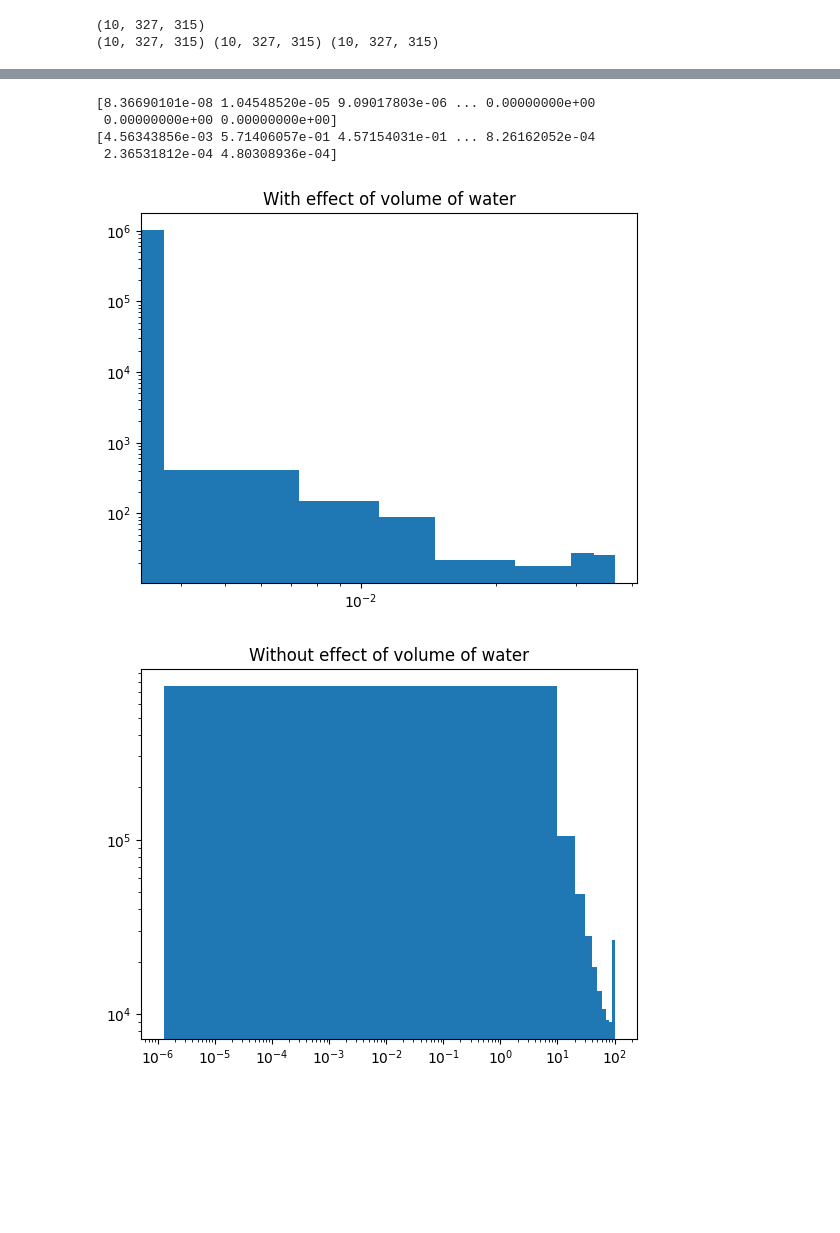
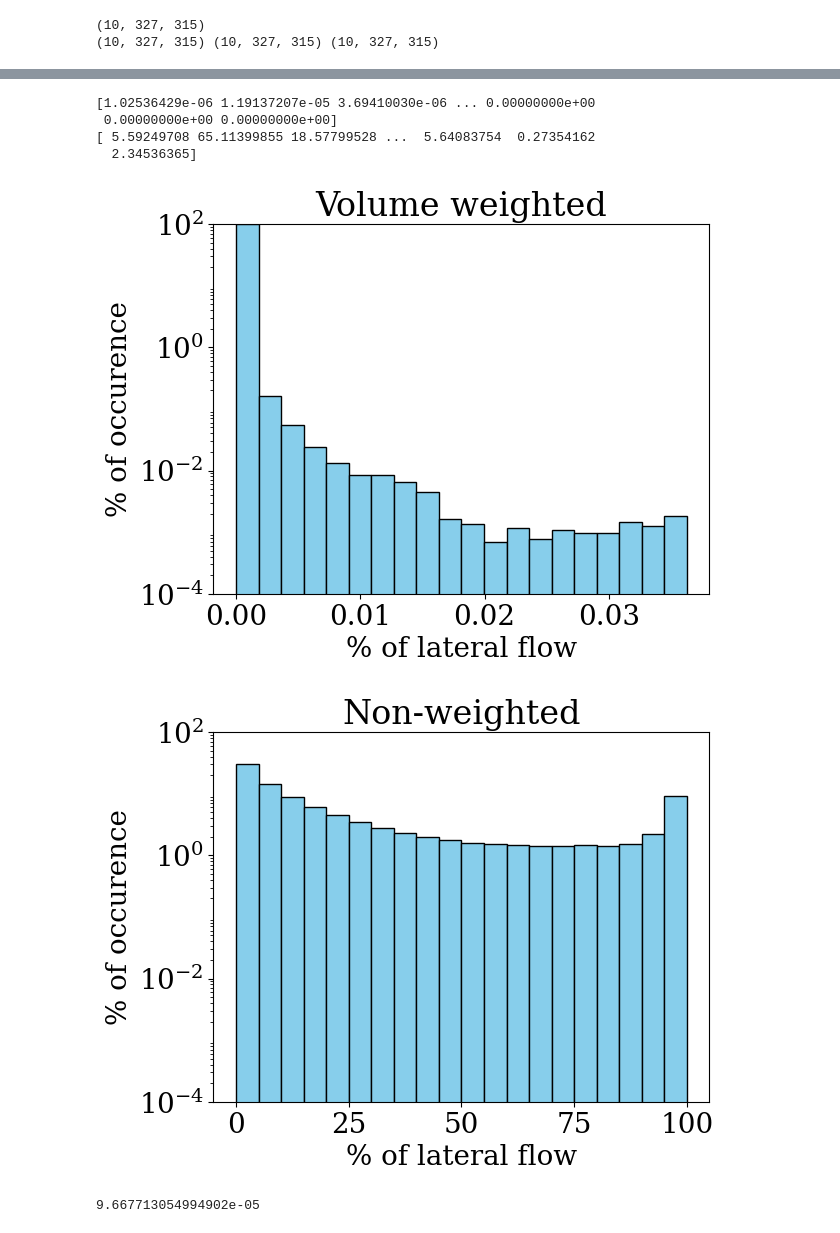
Before and after one commit to mashadab/ParFlow-project, a Jupyter notebook: CONUS2_analysis.ipynb, the cells around one changed output, grey strips where cells are left out. Saved outputs shown, nothing was run; the diff lists cells and outputs as text; code cells hidden in the pictures; blank space fills up the shorter version.

Commit message:
Removed nan cells rather than making them zero, plots saved

```diff
--- a/CONUS2_analysis.ipynb
+++ b/CONUS2_analysis.ipynb
@@ -140,18 +146,20 @@ q_z = -K_z[time_iter,:,:,:] * dhbydz #Darcy flux in y direction [m/h]
 # %%
 #Calculate the total volume and the US-equivalent layer
-s_unsat = sat_one_time.copy(); s_unsat[head_one_time<0]= 0 #saturated regions are masked now with no water
-s_sat   = sat_one_time.copy(); s_sat[head_one_time>=0]= 0   #unsaturated regions are masked now with no water
+s_unsat = sat_one_time.copy();
+print(np.argwhere(head_one_time<0))
+s_unsat[head_one_time<0]= np.nan #saturated regions are masked now with no water
+s_sat   = sat_one_time.copy(); s_sat[head_one_time>=0]= np.nan   #unsaturated regions are masked now with no water
 print(np.shape(s_unsat)); print(np.shape(s_sat))
 
 #Find total volume of water in unsaturated region [m^3]
 #x and y directions are easy so we can just sum in those directions, for z we need to multiply with a matrix
-Volume_tot_unsat = Delta_x*Delta_y*np.sum(np.sum(porosity*s_unsat,axis=1),axis=1) #summing in x and y directions with multiplication of porosity and Delta x and Delta
+Volume_tot_unsat = Delta_x*Delta_y*np.sum(np.sum(porosity*np.nan_to_num(s_unsat, nan=0.0),axis=1),axis=1) #summing in x and y directions with multiplication of porosity and Delta x and Delta
 Volume_tot_unsat = np.sum(Delta_z*Volume_tot_unsat)   #summing in z directions by scaling with Delta z
 print('The total volume of water in unsaturated zone is',Volume_tot_unsat/1e9,'km^3')
 
 #Find total water in the saturated regions [m^3]
 #x and y directions are easy so we can just sum in those directions, for z we need to multiply with a matrix
-Volume_tot_sat = Delta_x*Delta_y*np.sum(np.sum(porosity*s_sat,axis=1),axis=1) #summing in x and y directions with multiplication of porosity and Delta x and Delta
+Volume_tot_sat = Delta_x*Delta_y*np.sum(np.sum(porosity*np.nan_to_num(s_sat, nan=0.0),axis=1),axis=1) #summing in x and y directions with multiplication of porosity and Delta x and Delta
 Volume_tot_sat = np.sum(Delta_z*Volume_tot_sat)   #summing in z directions by scaling with Delta z
 print('The total volume of water in saturated region is',Volume_tot_sat/1e9,'km^3')
 
@@ -184,10 +199,12 @@ Volume = np.kron(np.ones((1,np.shape(head_one_time)[1],np.shape(head_one_time)[2
 print(np.shape(Volume))
 
 lateral_flow_percentage_without_vol = q_L/q_T*100
-lateral_flow_percentage_with_vol    = (q_L/q_T*Volume*porosity*s_unsat)/np.sum(Volume*porosity*s_unsat)*100
+lateral_flow_percentage_with_vol    = (q_L/q_T*Volume*porosity*np.nan_to_num(s_unsat, nan=0.0))/np.sum(Volume*porosity*np.nan_to_num(s_unsat, nan=0.0))*100
 
-print('Sanity check for volume in unsaturated region',np.sum(Volume*porosity*s_unsat)/1e9,'km^3')
-print('Sanity check for volume in saturated region',np.sum(Volume*porosity*s_sat)/1e9,'km^3')
+print('Sanity check for volume in unsaturated region',np.sum(Volume*porosity*np.nan_to_num(s_unsat, nan=0.0))/1e9,'km^3')
+print('Sanity check for volume in saturated region',np.sum(Volume*porosity*np.nan_to_num(s_sat, nan=0.0))/1e9,'km^3')
+print(lateral_flow_percentage_with_vol[~np.isnan(lateral_flow_percentage_with_vol)])
+print(lateral_flow_percentage_without_vol[~np.isnan(lateral_flow_percentage_without_vol)])
 # %% [output]
 (10, 327, 315)
 Sanity check for volume in unsaturated region 180.2630941703703 km^3
@@ -195,29 +216,55 @@ Sanity check for volume in saturated region 864.5115183359778 km^3
 # %%
 import matplotlib.pyplot as plt
+from matplotlib import cm
+import matplotlib.animation as animation
+from matplotlib.ticker import LinearLocator, FormatStrFormatter
+plt.rcParams.update({'font.size': 20})
+plt.rcParams.update({'font.family': 'Serif'})
 
 #with effect of volume
 plt.figure()
-plt.title('With effect of volume of water')
-plt.hist(np.ravel(lateral_flow_percentage_with_vol),bins=10)
+plt.title('Volume weighted')
+lateral_flow_percentage_with_vol = np.ravel(lateral_flow_percentage_with_vol)
+data_with_vol = lateral_flow_percentage_with_vol[~np.isnan(lateral_flow_percentage_with_vol)]
+plt.hist(data_with_vol,bins=20, color = "skyblue", ec="black", weights=100*np.ones_like(data_with_vol) / len(data_with_vol))
 np.shape(np.log(np.ravel(lateral_flow_percentage_with_vol)))
 print(np.ravel(lateral_flow_percentage_with_vol))
-plt.xscale('log')
+#plt.xscale('log')
 plt.yscale('log')
+plt.yticks([1e-4,1e-2,1e-0,1e2])
+plt.ylim([1e-4,1e2])
+#plt.xlim([1e-6,1e2])
+plt.ylabel('% of occurrence')
+plt.xlabel('% of lateral flow')
 
 #without effect of volume
 plt.figure()
-plt.title('Without effect of volume of water')
-plt.hist(np.ravel(lateral_flow_percentage_without_vol),bins=10)
+plt.title('Non-weighted')
+lateral_flow_percentage_without_vol = np.ravel(lateral_flow_percentage_without_vol)
+data_without_vol = lateral_flow_percentage_without_vol[~np.isnan(lateral_flow_percentage_without_vol)]
+plt.hist(data_without_vol,bins=20, color = "skyblue", ec="black", weights=100*np.ones_like(data_without_vol) / len(data_without_vol))
 np.shape(np.log(np.ravel(lateral_flow_percentage_without_vol)))
-plt.xscale('log')
+#plt.xscale('log')
 plt.yscale('log')
+#plt.xticks([1e-6,1e-4,1e-2,1e-0,1e2])
+#plt.xlim([1e-6,1e2])
+plt.ylim([1e-4,1e2])
+plt.yticks([1e-4,1e-2,1e-0,1e2])
+plt.ylabel('% of occurrence')
+plt.xlabel('% of lateral flow')
+plt.savefig(f'../Figures/{simulation_name}_{Grid.Nx}by{Grid.Ny}_rhow{rho_w}_LWC_super_combined_withQAcc_actual_dateswithT_TplusLWC.pdf',bbox_inches='tight', dpi = 50)
+
 
 #without effect of volume
-print(np.ravel(lateral_flow_percentage))
+print(np.ravel(lateral_flow_percentage_without_vol))
 # %% [output]
-[8.36690101e-08 1.04548520e-05 9.09017803e-06 ... 0.00000000e+00
+[1.02536429e-06 1.19137207e-05 3.69410030e-06 ... 0.00000000e+00
  0.00000000e+00 0.00000000e+00]
-[4.56343856e-03 5.71406057e-01 4.57154031e-01 ... 8.26162052e-04
- 2.36531812e-04 4.80308936e-04]
+[ 5.59249708 65.11399855 18.57799528 ...  5.64083754  0.27354162
+  2.34536365]
-[figure, old version]
+[figure, new version]
-[figure, old version]
+[figure, new version]
+# %%
+np.min(lateral_flow_percentage_without_vol[~np.isnan(lateral_flow_percentage_without_vol)])
+# %% [output]
+9.667713054994902e-05
```
Also changed, not shown: parts of 5 cells of this notebook.
